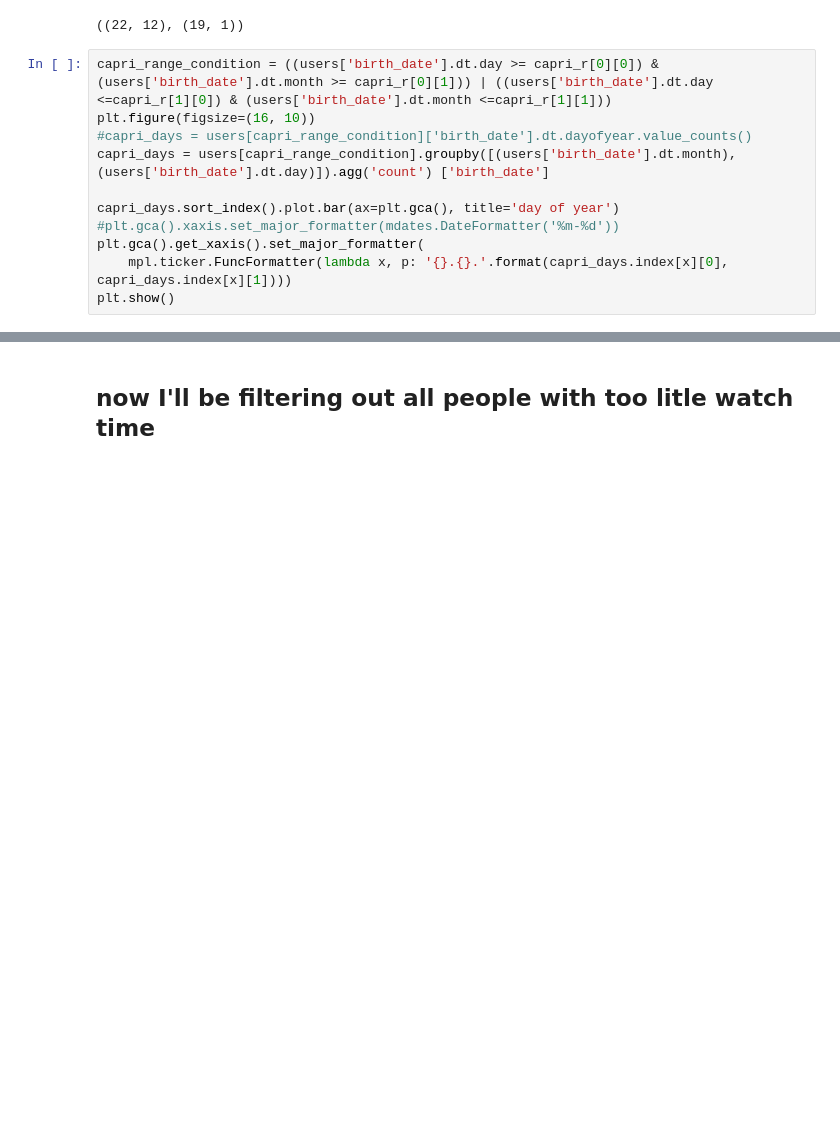
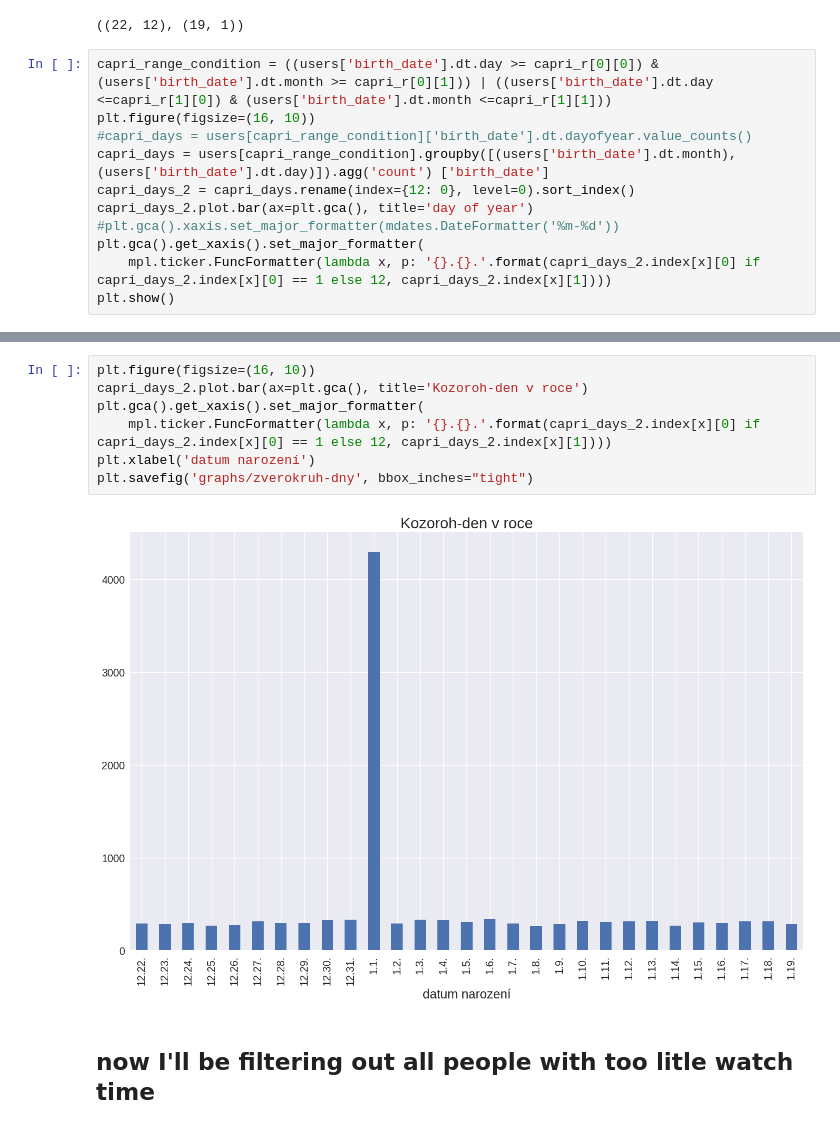
Before and after one commit to racinmat/mal-analysis, a Jupyter notebook: basic_cleanup.ipynb, the cells around one changed output, grey strips where cells are left out. Cells and saved outputs as stored; diff of their text form; blank space fills up the shorter version.

```diff
--- a/basic_cleanup.ipynb
+++ b/basic_cleanup.ipynb
@@ -728,10 +768,10 @@ capri_range_condition = ((users['birth_date'].dt.day >= capri_r[0][0]) & (users[
 plt.figure(figsize=(16, 10))
 #capri_days = users[capri_range_condition]['birth_date'].dt.dayofyear.value_counts()
 capri_days = users[capri_range_condition].groupby([(users['birth_date'].dt.month),(users['birth_date'].dt.day)]).agg('count') ['birth_date']
-
-capri_days.sort_index().plot.bar(ax=plt.gca(), title='day of year')
+capri_days_2 = capri_days.rename(index={12: 0}, level=0).sort_index()
+capri_days_2.plot.bar(ax=plt.gca(), title='day of year')
 #plt.gca().xaxis.set_major_formatter(mdates.DateFormatter('%m-%d'))
 plt.gca().get_xaxis().set_major_formatter(
-    mpl.ticker.FuncFormatter(lambda x, p: '{}.{}.'.format(capri_days.index[x][0], capri_days.index[x][1])))
+    mpl.ticker.FuncFormatter(lambda x, p: '{}.{}.'.format(capri_days_2.index[x][0] if capri_days_2.index[x][0] == 1 else 12, capri_days_2.index[x][1])))
 plt.show()
 # %% [output]
@@ -739,3 +779,12 @@ plt.show()
+# %%
+plt.figure(figsize=(16, 10))
+capri_days_2.plot.bar(ax=plt.gca(), title='Kozoroh-den v roce')
+plt.gca().get_xaxis().set_major_formatter(
+    mpl.ticker.FuncFormatter(lambda x, p: '{}.{}.'.format(capri_days_2.index[x][0] if capri_days_2.index[x][0] == 1 else 12, capri_days_2.index[x][1])))
+plt.xlabel('datum narození')
+plt.savefig('graphs/zverokruh-dny', bbox_inches="tight")
+# %% [output]
+[figure, added]
 # %% [markdown]
 ## now I'll be filtering out all people with too litle watch time
 # %%
```
Also changed, not shown: parts of 31 cells of this notebook, 1 other file.
